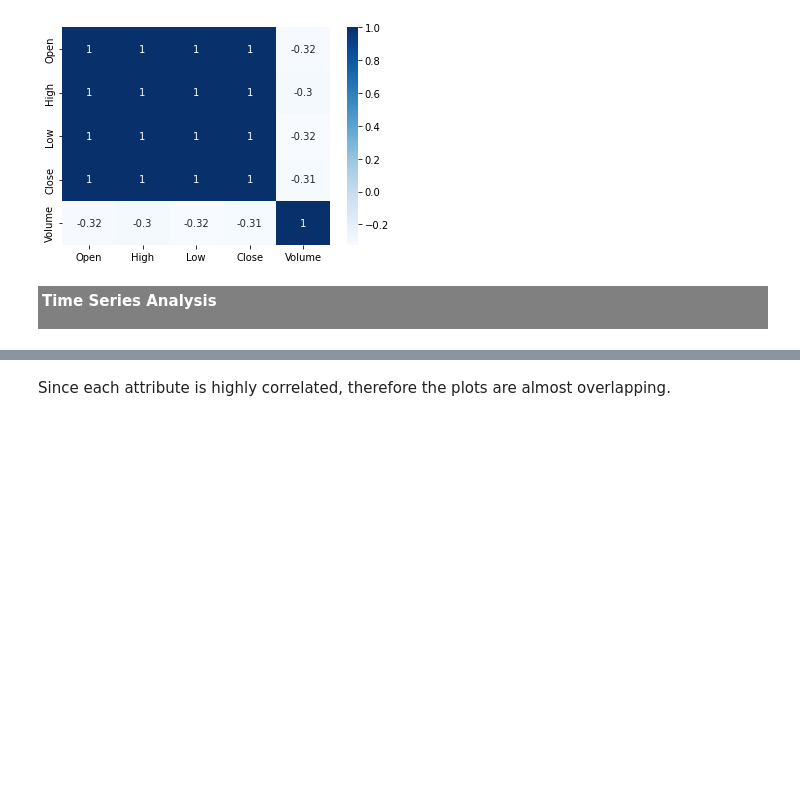
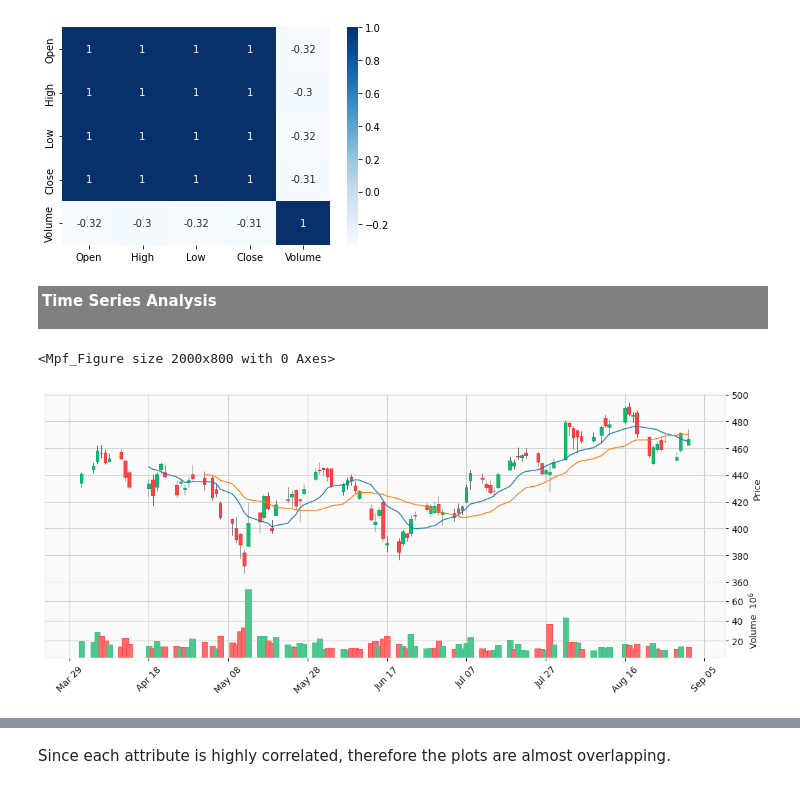
Before and after one commit to avinash3196/Data-Science-Portfolio, a Jupyter notebook: Stock Price Prediction/Stock Price Prediction.ipynb, the cells around one changed output, grey strips where cells are left out. Cells and saved outputs as stored; diff of their text form; code cells hidden in the pictures; blank space fills up the shorter version.

```diff
--- a/Stock Price Prediction/Stock Price Prediction.ipynb
+++ b/Stock Price Prediction/Stock Price Prediction.ipynb
@@ -124,3 +124,13 @@ plt.show()
 # %% [markdown]
  <div style="text-align:Left; background-color:rgb(128,128,128);padding:4px; font-weight:bold; color:#D3D3D3; border: 2px black;">
     <p style = "color:white; text-shadow:1px 1px 2px #333;">Time Series Analysis</p>
+# %%
+# Candlestick plot to analyse stock data for specific timeframe
+ohlc_data = df['2022-04-01':'2022-09-01']
+import mplfinance as mpf
+fig = mpf.figure(figsize=(20, 8))
+mpf.plot(ohlc_data, type='candle', style='yahoo', mav=(10, 20), volume=True, show_nontrading=True, figratio=(20,8))
+mpf.show()
+# %% [output]
+<Mpf_Figure size 2000x800 with 0 Axes>
+[figure, added]
```
Also changed, not shown: parts of 24 cells of this notebook.
